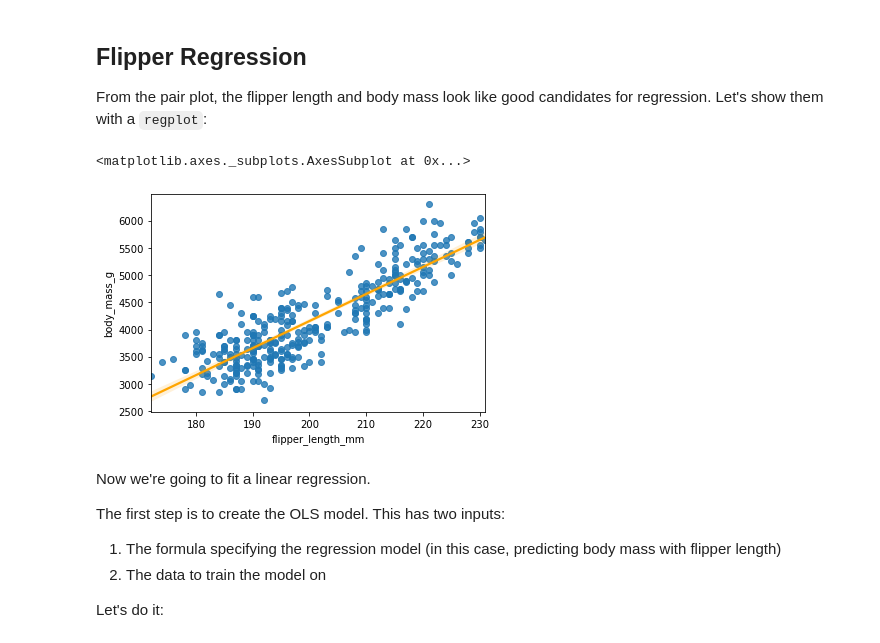
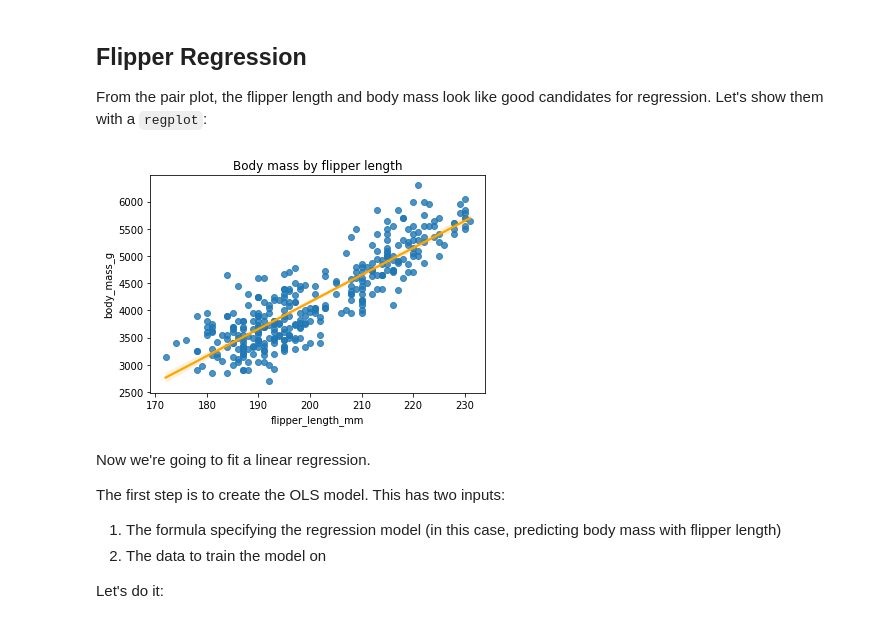
Before and after one commit to mdekstrand/cs533-web, a Jupyter notebook: resources/tutorials/Regressions.ipynb, the cells around one changed output. Saved outputs shown, nothing was run; the diff lists cells and outputs as text; code cells hidden in the pictures.

```diff
--- a/resources/tutorials/Regressions.ipynb
+++ b/resources/tutorials/Regressions.ipynb
@@ -17,7 +17,7 @@ import statsmodels.formula.api as smf
 # %% [markdown]
 We're going to use the Penguins data:
 # %%
-penguins = pd.read_csv('penguins.csv')
+penguins = pd.read_csv('../data/penguins.csv')
 # %%
 penguins.head()
 # %% [output]
@@ -107,10 +107,11 @@ pd.get_dummies(penguins['species'], drop_first=True)
 
 From the pair plot, the flipper length and body mass look like good candidates for regression.  Let's show them with a `regplot`:
 # %%
-sns.regplot('flipper_length_mm', 'body_mass_g', data=penguins, line_kws={'color': 'orange'})
+sns.regplot(x='flipper_length_mm', y='body_mass_g', data=penguins, line_kws={'color': 'orange'})
+plt.title('Body mass by flipper length')
+plt.show()
 # %% [output]
-<matplotlib.axes._subplots.AxesSubplot at 0x...>
-[figure, old version]
+[figure, new version]
 # %% [markdown]
 Now we're going to fit a linear regression.
 
```
Also changed, not shown: parts of 20 cells of this notebook.
